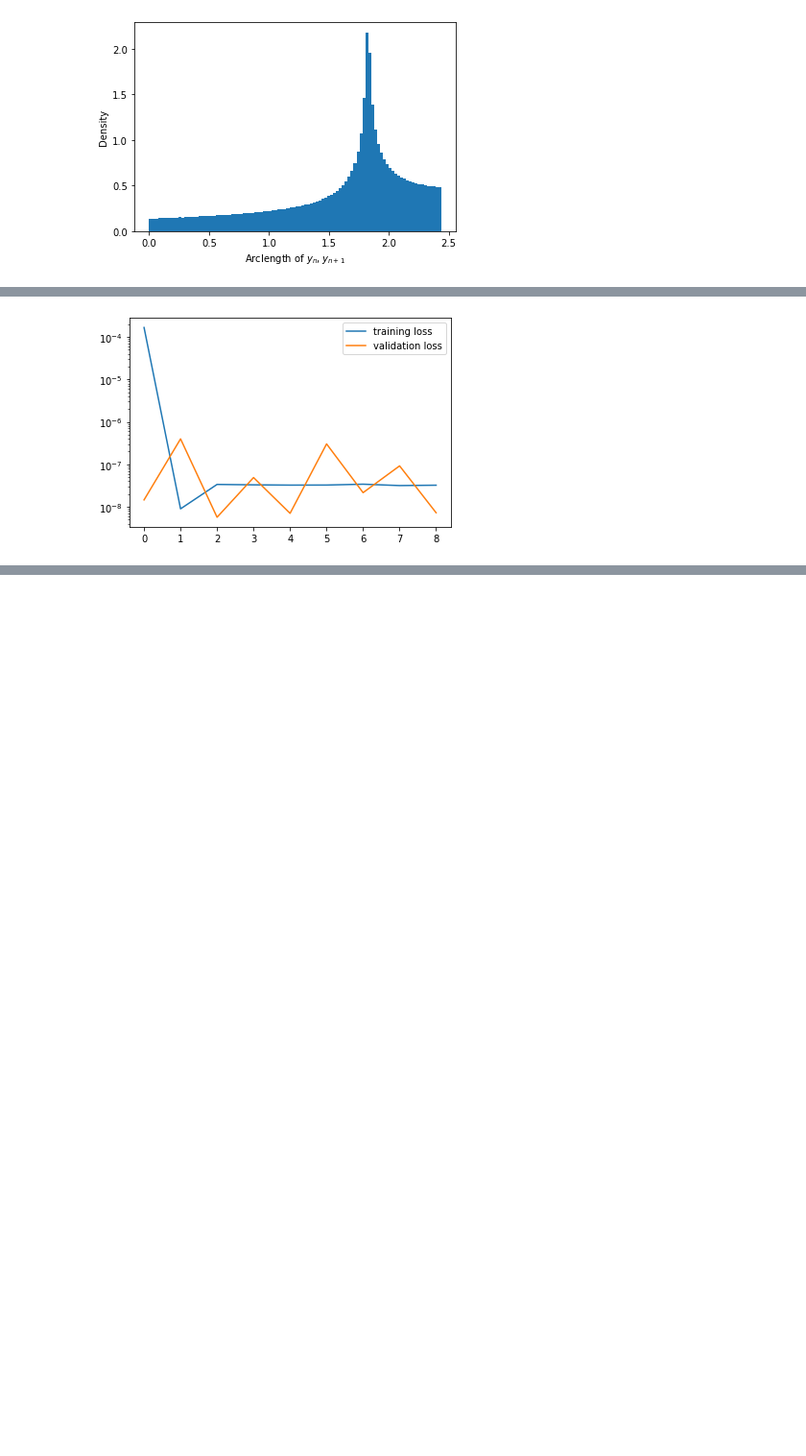
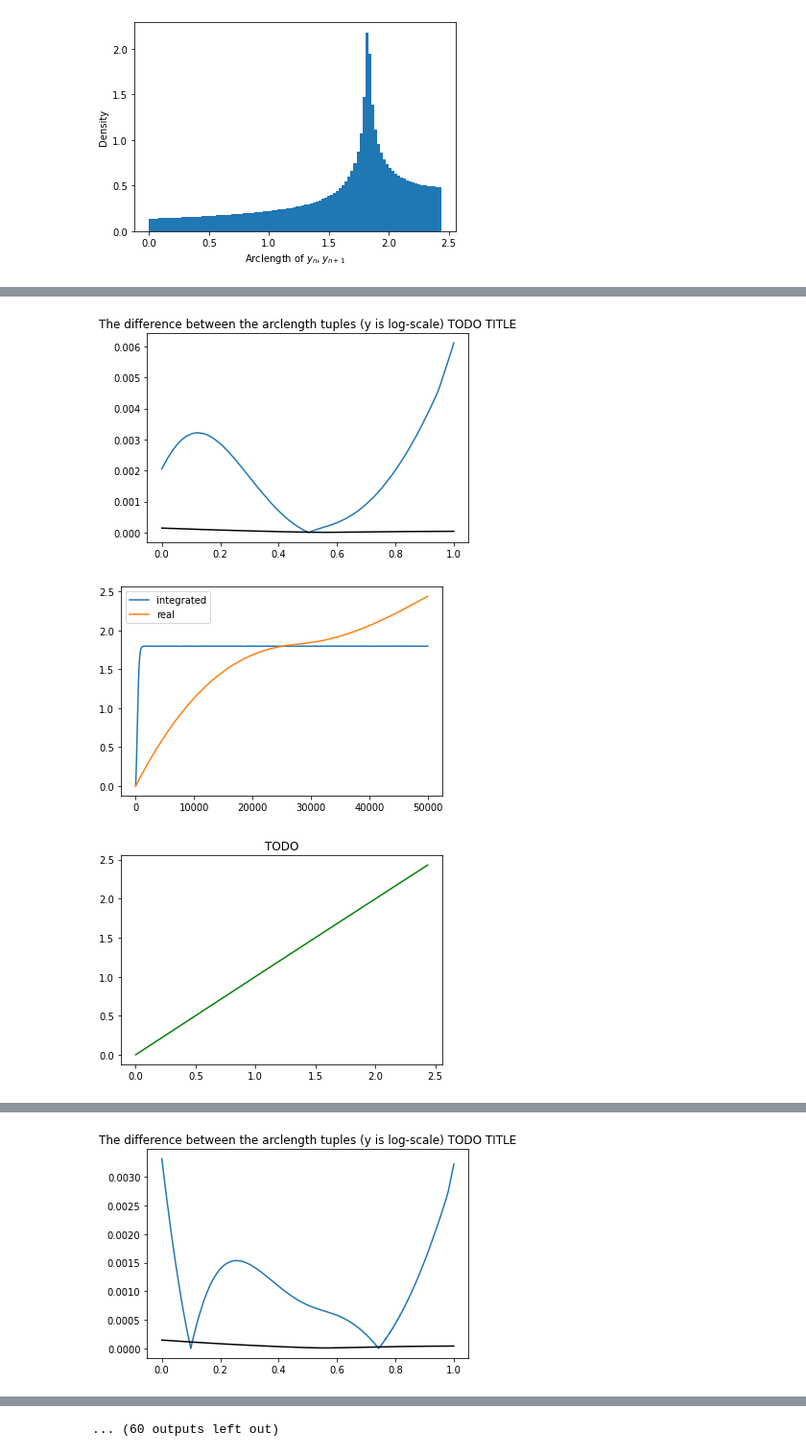
Before and after one commit to plainerman/density-transport, a Jupyter notebook: full_one_dimensional.ipynb, the cells around one changed output, grey strips where cells are left out. Shown at 96% size. Saved outputs shown, nothing was run; the diff lists cells and outputs as text; code cells hidden in the pictures; blank space fills up the shorter version.

Commit message:
Working version of learning dynamic on s

```diff
--- a/full_one_dimensional.ipynb
+++ b/full_one_dimensional.ipynb
@@ -29,8 +29,9 @@ plt.show()
 # %%
 from observations.utils import arclen, lags
 
+alen = arclen([numpy.transpose(ys)[0], numpy.transpose(ys)[1]])
 plt.title("The arclength of the collected s, linear over range [0,1]")
-plt.plot(numpy.linspace(0, 1, observe.samplesize)[1:], arclen([numpy.transpose(ys)[0], numpy.transpose(ys)[1]]), label = "$i = 1$, $y_{n}, y_{n+1}$", color = "green")
+plt.plot(numpy.linspace(0, 1, observe.samplesize)[1:], alen, label = "$i = 1$, $y_{n}, y_{n+1}$", color = "green")
 plt.show()
 
 training_tuples = list(zip(*lags(arclen([numpy.transpose(ys)[0], numpy.transpose(ys)[1]]), 1)))
@@ -56,22 +57,18 @@ import dynamics.utils
 import torch
 import torch.nn as nn
 
-from sklearn.preprocessing import StandardScaler
-normalizer = StandardScaler()
-training_tuples_normalized = [(x[0], x[1]) for x in normalizer.fit_transform(training_tuples)]
-
-model = nets.RK4N(input_size = 1, num_param=1, hidden_size=20, h=1, num_hidden_layers=3)
+model = nets.RK4N(input_size = 1, num_param=1, hidden_size=20, h=1, num_hidden_layers=2)
 
 criterion = nn.MSELoss()
-optimizer = torch.optim.Adam(model.parameters())
+optimizer = torch.optim.Adam(model.parameters(), lr=1e-4)
 #optimizer = torch.optim.SGD(model.parameters(), lr=0.001, momentum=0.9, weight_decay=0.01)
-train_loader, val_loader = dynamics.utils.training_validator_splitter(training_tuples_normalized, bs=3)
+train_loader, val_loader = dynamics.utils.training_validator_splitter(training_tuples, bs=10)
 
 # Losses
 train_losses = []
 val_losses = []
 
-for epoch in range(1, 10):  # loop over the dataset multiple times
+for epoch in range(1, 50):  # loop over the dataset multiple times
     train_loss = 0.0
     for i, (inputs, labels) in enumerate(train_loader, 0):
         inputs = torch.unsqueeze(inputs, 1).float()
@@ -107,6 +104,51 @@ for epoch in range(1, 10):  # loop over the dataset multiple times
     print('[Epoch: %3d] training loss: %.9f  validation loss: %.9f' %
             (epoch, train_loss,val_loss))
 
+
+###############################
+
+    def s_n1(s_n):
+        return model(torch.tensor([[s_n]]).float()).item()
+
+    def s_n1_tensor(s_n):
+        return model(s_n.float())
+
+    fitted_values_normalized = s_n1_tensor(torch.unsqueeze(torch.tensor(numpy.transpose(training_tuples)[0]), 1))
+    #print(normalizer.inverse_transform(fitted_values.detach().numpy()))
+    training_tuples_fitted_normalized = torch.cat((torch.unsqueeze(torch.tensor(numpy.transpose(training_tuples)[0]), 1), fitted_values_normalized), 1).detach().numpy()
+    training_tuples_fitted = training_tuples_fitted_normalized#normalizer.inverse_transform(training_tuples_fitted_normalized)
+    #training_tuples_fitted = [(sn, s_n1(sn)) for (sn, _) in training_tuples]
+
+    difference = numpy.abs(training_tuples_fitted[:, 0] - training_tuples_fitted[:, 1])
+    print(difference)
+
+    plt.title("The difference between the arclength tuples (y is log-scale) TODO TITLE")
+    plt.plot(numpy.linspace(0, 1, observe.samplesize)[2:], difference)
+    plt.plot(numpy.linspace(0, 1, observe.samplesize)[2:], real_difference, color='black')
+    #plt.yscale("log")
+    plt.show()
+
+    #print(training_tuples)
+    #print(s_n1(1.716607903670211))
+
+    from scipy.integrate import solve_ivp
+
+    def f(t, y):
+        return model.one_step(torch.FloatTensor([y])).detach().numpy()[0]
+    t_eval = numpy.linspace(0, observe.samplesize, observe.samplesize)
+    sol = solve_ivp(f, [0, observe.samplesize], [0], t_eval=t_eval)
+
+    plt.plot(t_eval, sol.y[0], label="integrated neural network")
+    plt.plot(t_eval[1:], alen, label="real arclength")
+    plt.legend()
+    plt.show()
+
+    plt.title("TODO") # TODO: write title
+    plt.plot(numpy.linspace(0, s[-1], 1000), [s_n1(x) for x in numpy.linspace(0, s[-1], 1000)], label = "$i = 1$, $y_{n}, y_{n+1}$", color = "green")
+    plt.show()
+###############################
+
+
 plt.plot(train_losses, label="training loss")
 plt.plot(val_losses, label="validation loss")
 plt.yscale("log")
@@ -125 +160,3 @@ plt.show()
-[figure, old version]
+[figure, new version]
+[figure, added]
+[figure, added]
@@ -125,0 +165 @@ plt.show()
+[figure, added]
@@ -125,0 +173 @@ plt.show()
+... (60 outputs left out)
```
Also changed, not shown: parts of 4 cells of this notebook, 3 other files.
